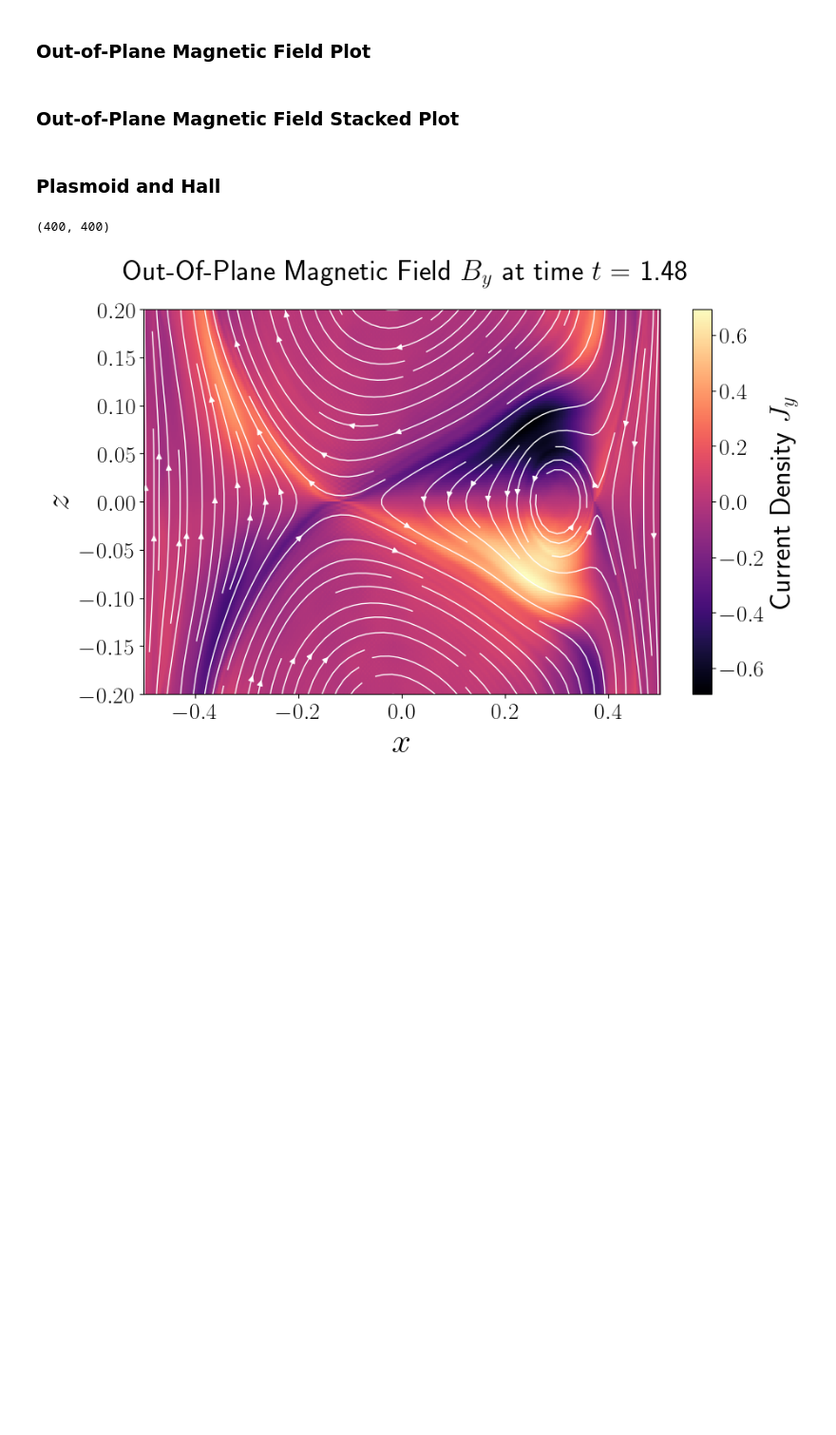
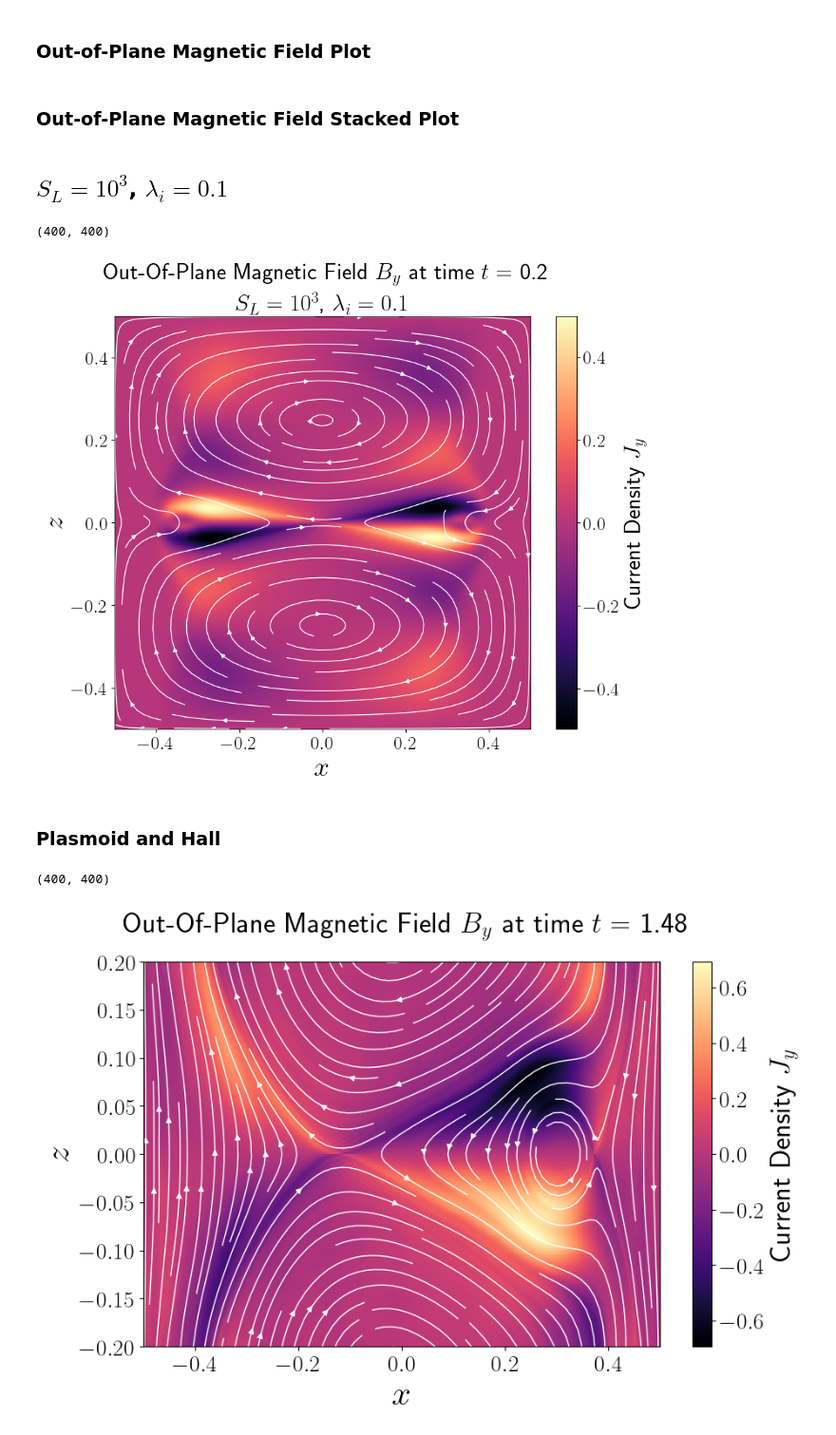
Before and after one commit to conanliptortt/MMath-Project-CL, a Jupyter notebook: Out-Of-Plane_Magnetic_Field/out-of-plane-mag.ipynb, the cells around one changed output. Shown at 95% size. Saved outputs shown, nothing was run; the diff lists cells and outputs as text; code cells hidden in the pictures; blank space fills up the shorter version.

Commit message:
New Quadrupolar plot Added

```diff
--- a/Out-Of-Plane_Magnetic_Field/out-of-plane-mag.ipynb
+++ b/Out-Of-Plane_Magnetic_Field/out-of-plane-mag.ipynb
@@ -35,7 +35,7 @@ def plot(d, density, zs):
     yb = g.data[1]
     mag_field = data.Magnetic_Field_Bz.data
     print(np.shape(mag_field))
-    fig, ax = plt.subplots(figsize=(10,6))
+    fig, ax = plt.subplots(figsize=(10,8))
     X, Y = np.meshgrid(xb,yb,indexing='ij')
     #norm = mcolors.PowerNorm(gamma=0.5, vmin=0, vmax=600)
 
@@ -55,7 +55,7 @@ def plot(d, density, zs):
     plt.ylabel(r'$z$', size=30)
     plt.ylim(zs[0],zs[1])
     plt.xlim(-0.5, 0.5)
-
+    ax.set_title(r'$S_L = 10^3$, $\lambda_i = 0.1$', size=25)
 
     fig.suptitle(f'Out-Of-Plane Magnetic Field'+r' $B_y$' + fr' at time $t=$ {np.round(t, 4)}', size=25, x = 0.44)
     #ax.set_aspect('equal')
@@ -119,6 +119,14 @@ def plot_staked(d, density1, density2, zs1, zs2):
     plt.tight_layout()
     plt.show()
     return fig
+# %% [markdown]
+## $S_L = 10^3$, $\lambda_i = 0.1$
+# %%
+fig = plot(10, 1, [-0.5,0.5])
+fig.savefig('hall_quadrupolar_3.png', bbox_inches='tight')
+# %% [output]
+(400, 400)
+[figure, added]
 # %% [markdown]
 ### Plasmoid and Hall
 # %%
```
Also changed, not shown: parts of 4 cells of this notebook, 1 other file.
